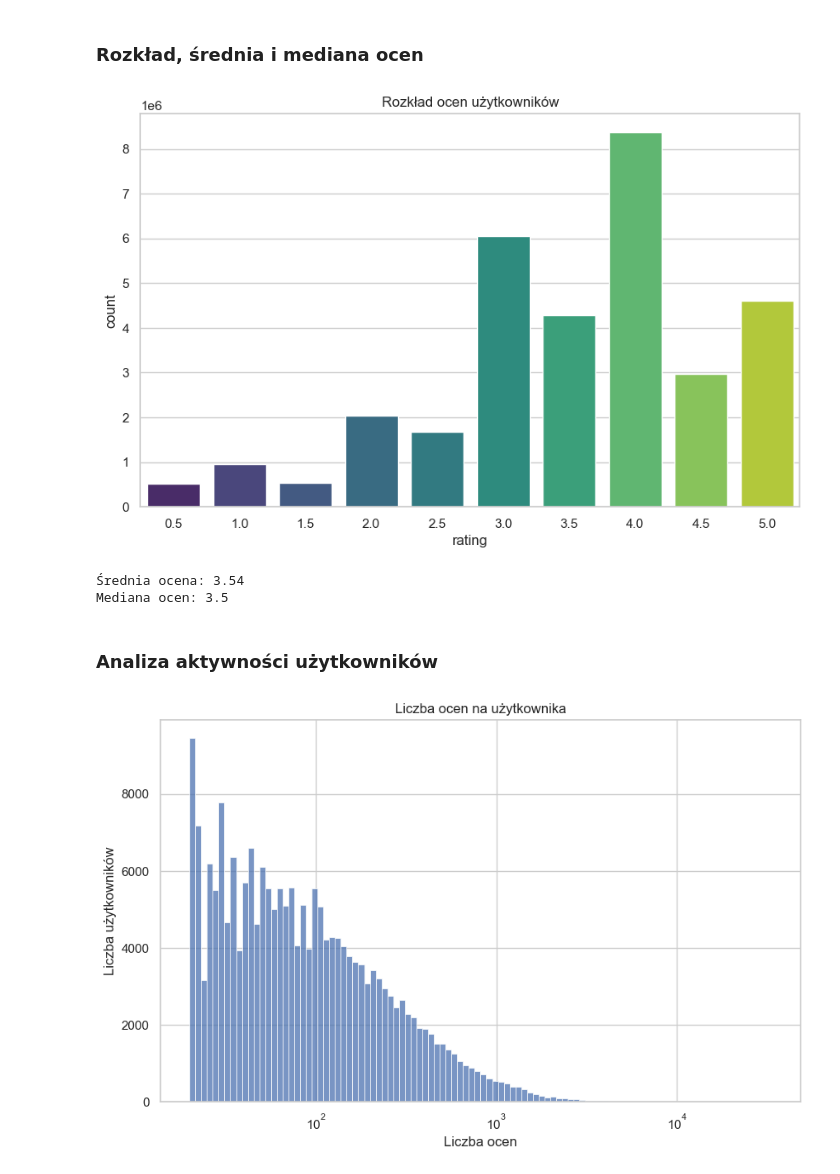
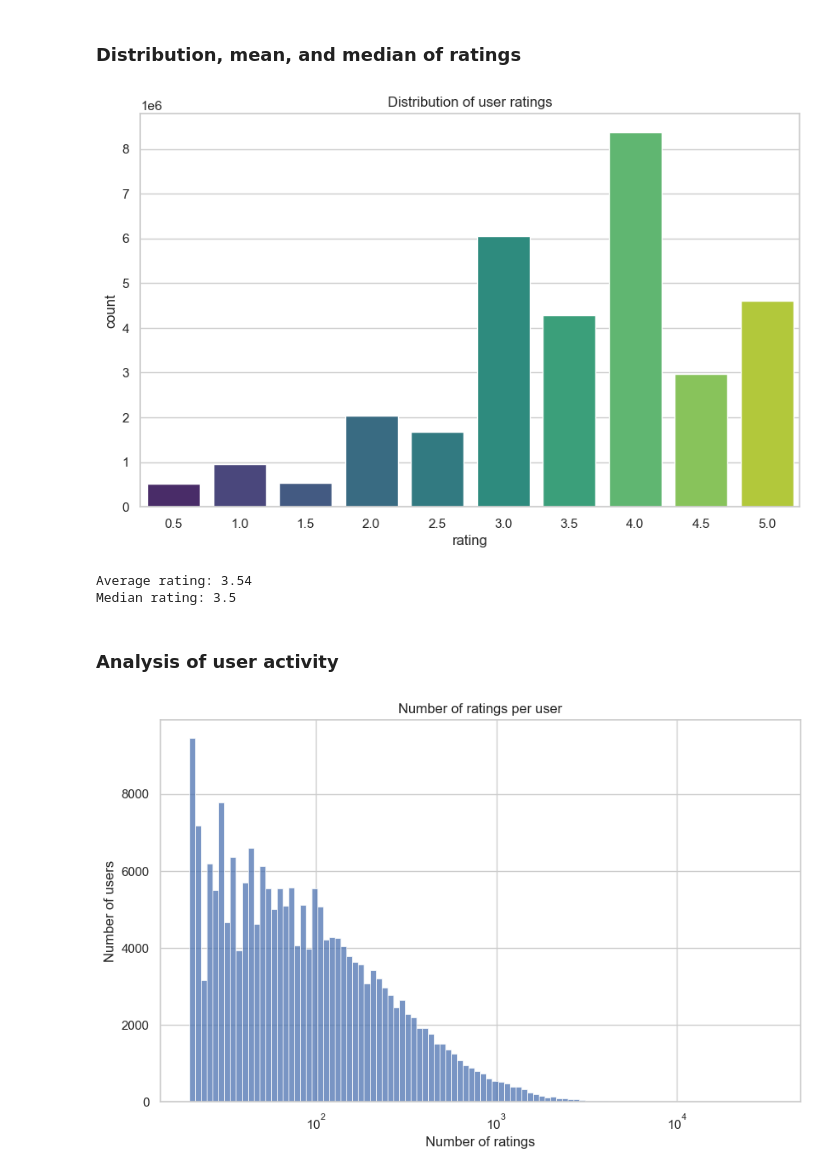
Before and after one commit to p10tr13/movie_recommender, a Jupyter notebook: notebooks/eda.ipynb, the cells around one changed output. Saved outputs shown, nothing was run; the diff lists cells and outputs as text; code cells hidden in the pictures.

```diff
--- a/notebooks/eda.ipynb
+++ b/notebooks/eda.ipynb
@@ -59,27 +59,27 @@ Zakres czasowy ocen: 1995-01-09 11:46:44 - 2023-10-13 02:29:07
 # %% [markdown]
-### Rozkład, średnia i mediana ocen
+### Distribution, mean, and median of ratings
 # %%
 plt.figure(figsize=(10,6))
 sns.countplot(x='rating', data=ratings, palette='viridis')
-plt.title('Rozkład ocen użytkowników')
+plt.title('Distribution of user ratings')
 plt.show()
 
-print(f"Średnia ocena: {ratings.rating.mean():.2f}")
-print(f"Mediana ocen: {ratings.rating.median()}")
+print(f"Average rating: {ratings.rating.mean():.2f}")
+print(f"Median rating: {ratings.rating.median()}")
 # %% [output]
-[figure, old version]
+[figure, new version]
-Średnia ocena: 3.54
-Mediana ocen: 3.5
+Average rating: 3.54
+Median rating: 3.5
 # %% [markdown]
-### Analiza aktywności użytkowników
+### Analysis of user activity
 # %%
 user_ratings = ratings['userId'].value_counts()
 plt.figure(figsize=(10,6))
 sns.histplot(user_ratings, bins=100, log_scale=(True, False))
-plt.title('Liczba ocen na użytkownika')
-plt.xlabel('Liczba ocen')
-plt.ylabel('Liczba użytkowników')
+plt.title('Number of ratings per user')
+plt.xlabel('Number of ratings')
+plt.ylabel('Number of users')
 plt.show()
 # %% [output]
-[figure, old version]
+[figure, new version]
 # %% [markdown]
```
Also changed, not shown: parts of 41 cells of this notebook.
